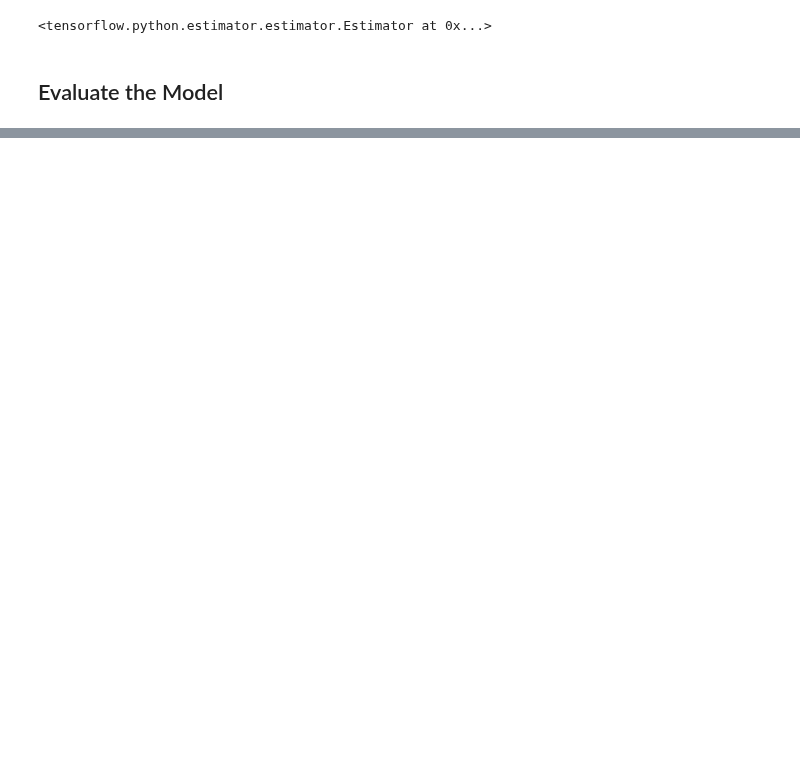
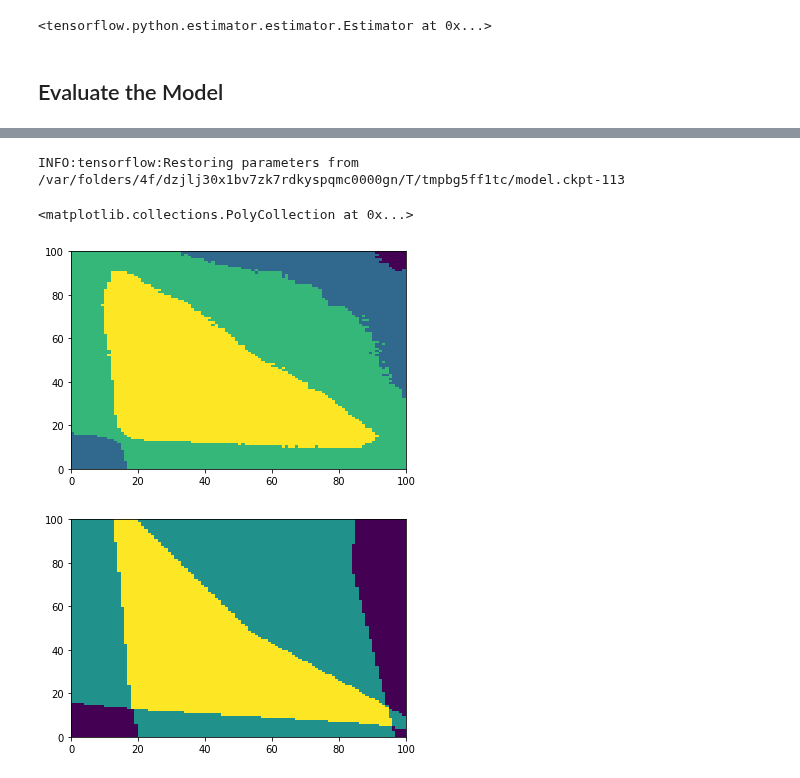
Before and after one commit to Quantumgame/quantum-ml, a Jupyter notebook: Machine Learning/Learning State.ipynb, the cells around one changed output, grey strips where cells are left out. Drawn from its saved outputs; the diff is of its cells as text; code cells hidden in the pictures; blank space fills up the shorter version.

Commit message:
learning substate acheived, moving to tuning and exp data

```diff
--- a/Machine Learning/Learning State.ipynb
+++ b/Machine Learning/Learning State.ipynb
@@ -44,7 +44,7 @@ The current and the state maps will be loaded in a single array.
 # %%
 inp_array = []
 out_array = []
-for file in files:
+for file in files[:]:
     dat = np.load(file).item()
     inp_array.append(np.array([x['current'] for x in dat['output']]))
     out_array.append(np.array([x['state'] for x in dat['output']]))
@@ -171,7 +148,18 @@ def get_test_inputs():
+# %%
+train_input_fn = tf.estimator.inputs.numpy_input_fn(
+      x={"x" : x_train_data},
+      y=y_train_data,
+      num_epochs=100,
+      batch_size=128,
+      shuffle=False)
+test_input_fn = tf.estimator.inputs.numpy_input_fn(
+      x={"x" : x_test_data},
+      y=y_test_data,
+      shuffle=False)
 # %% [markdown]
 ## Train the CNN
 # %%
 state_classifier = tf.estimator.Estimator(model_fn=cnn_model_fn)
-state_classifier.train(input_fn=get_train_inputs,steps=20000)
+state_classifier.train(input_fn=train_input_fn)
 # %% [output]
 INFO:tensorflow:Using default config.
@@ -207,0 +195,14 @@ INFO:tensorflow:Restoring parameters from /var/folders/4f/dzjlj30x1bv7zk7rdkyspq
+# %%
+predictions = list(state_classifier.predict(input_fn = test_input_fn))
+# %% [output]
+INFO:tensorflow:Restoring parameters from /var/folders/4f/dzjlj30x1bv7zk7rdkyspqmc0000gn/T/tmpbg5ff1tc/model.ckpt-113
+# %%
+index = np.random.randint(len(predictions))
+plt.figure(1)
+plt.pcolor(predictions[index]['states'].reshape(100,100))
+plt.figure(2)
+plt.pcolor(y_test_data[index].reshape(100,100))
+# %% [output]
+<matplotlib.collections.PolyCollection at 0x...>
+[figure, added]
+[figure, added]
```
Also changed, not shown: parts of 6 cells of this notebook, 1 other file.
